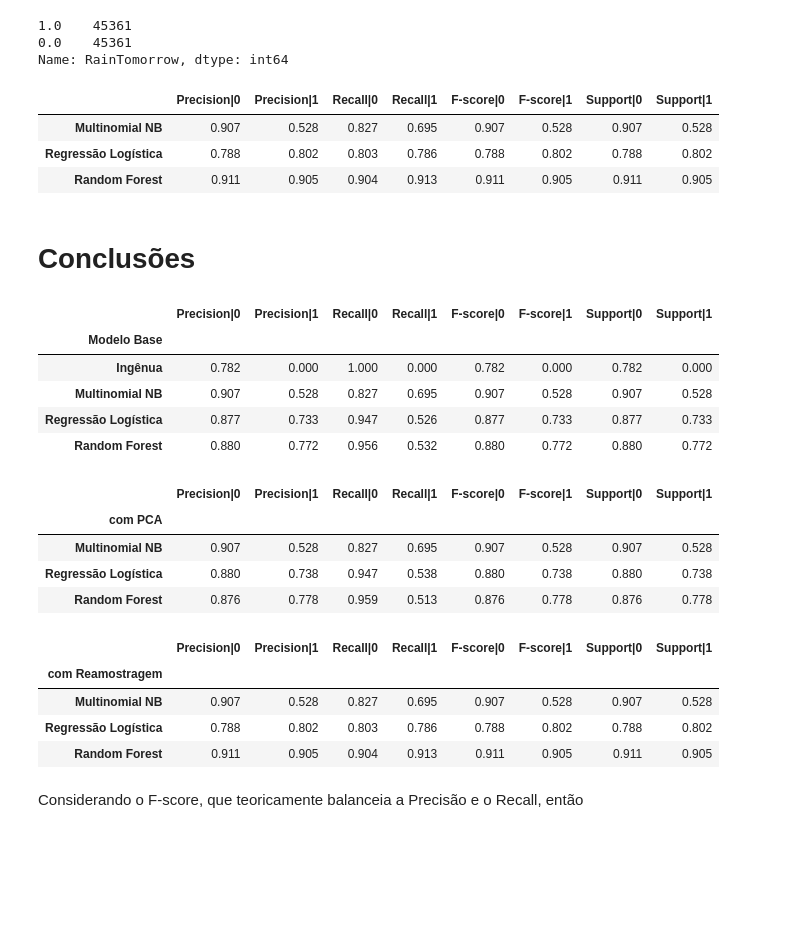
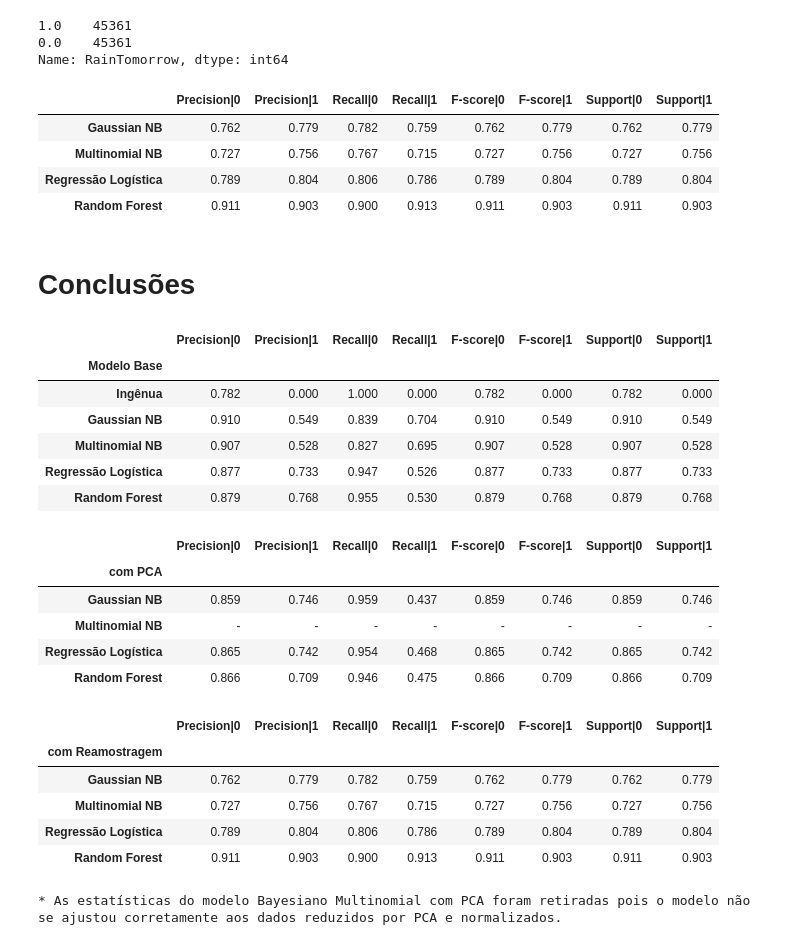
Before and after one commit to rstellet8/p2-datamining, a Jupyter notebook: rainNb.ipynb, the cells around one changed output. Drawn from its saved outputs; the diff is of its cells as text; code cells hidden in the pictures; blank space fills up the shorter version.

```diff
--- a/rainNb.ipynb
+++ b/rainNb.ipynb
@@ -432,11 +474,11 @@ rf2 = ModeloRandomForest(dataPca)
 # %%
-def montarTabela(mnbScore, reglogScore, rf2Score):
-    tabela = pd.Series([mnbScore, reglogScore, rf2Score]).to_list()
+def montarTabela(gnbScore, mnbScore, reglogScore, rf2Score):
+    tabela = pd.Series([gnbScore, mnbScore, reglogScore, rf2Score]).to_list()
 
-    precision = [tabela[i][0] for i in range(3)]
-    recall = [tabela[i][1] for i in range(3)]
-    fscore = [tabela[i][0] for i in range(3)]
-    support = [tabela[i][0] for i in range(3)]
+    precision = [tabela[i][0] for i in range(4)]
+    recall = [tabela[i][1] for i in range(4)]
+    fscore = [tabela[i][0] for i in range(4)]
+    support = [tabela[i][0] for i in range(4)]
 
     return pd.DataFrame({
         "Precision|0": [round(i[0], 3) for i in precision],
@@ -447,9 +489,9 @@ def montarTabela(mnbScore, reglogScore, rf2Score):
         "F-score|1": [round(i[1], 3) for i in fscore],
         "Support|0": [round(i[0], 3) for i in support],
         "Support|1": [round(i[1], 3) for i in support],
-    }, index=["Multinomial NB", "Regressão Logística", "Random Forest"])
+    }, index=["Gaussian NB", "Multinomial NB", "Regressão Logística", "Random Forest"])
 
-tab2 = montarTabela(mnb2.Scores, logReg2.Scores, rf2.Scores)
+tab2 = montarTabela(gnb2.Scores, mnb2.Scores, logReg2.Scores, rf2.Scores)
 tab2
 # %% [output]
 |  | Precision|0 | Precision|1 | Recall|0 | Recall|1 | F-score|0 | F-score|1 | Support|0 | Support|1 |
@@ -473,6 +516,7 @@ smote = SMOTE(random_state=0)
 x_smote, y_smote = smote.fit_resample(x_smote, y_smote)
 
 dataSmote = pd.DataFrame(x_smote, index=y_smote.index)
+dataSmote = dataSmote.apply(minmax_scale)
 dataSmote = dataSmote.join(y_smote)
 dataSmote["RainTomorrow"].value_counts()
 # %% [output]
@@ -480,43 +524,52 @@ dataSmote["RainTomorrow"].value_counts()
 0.0    45361
 Name: RainTomorrow, dtype: int64
 # %%
+gnb3 = ModeloGNB(dataSmote)
 mnb3 = ModeloMNB(dataSmote)
 logReg3 = ModeloRegressaoLogistica(dataSmote)
 rf3 = ModeloRandomForest(dataSmote)
 # %%
-tab3 = montarTabela(mnb3.Scores, logReg3.Scores, rf3.Scores)
+tab3 = montarTabela(gnb3.Scores, mnb3.Scores, logReg3.Scores, rf3.Scores)
 tab3
 # %% [output]
 |  | Precision|0 | Precision|1 | Recall|0 | Recall|1 | F-score|0 | F-score|1 | Support|0 | Support|1 |
-| Multinomial NB | 0.907 | 0.528 | 0.827 | 0.695 | 0.907 | 0.528 | 0.907 | 0.528 |
-| Regressão Logística | 0.788 | 0.802 | 0.803 | 0.786 | 0.788 | 0.802 | 0.788 | 0.802 |
-| Random Forest | 0.911 | 0.905 | 0.904 | 0.913 | 0.911 | 0.905 | 0.911 | 0.905 |
+| Gaussian NB | 0.762 | 0.779 | 0.782 | 0.759 | 0.762 | 0.779 | 0.762 | 0.779 |
+| Multinomial NB | 0.727 | 0.756 | 0.767 | 0.715 | 0.727 | 0.756 | 0.727 | 0.756 |
+| Regressão Logística | 0.789 | 0.804 | 0.806 | 0.786 | 0.789 | 0.804 | 0.789 | 0.804 |
+| Random Forest | 0.911 | 0.903 | 0.900 | 0.913 | 0.911 | 0.903 | 0.911 | 0.903 |
 # %% [markdown]
 # Conclusões
 # %%
-tab1.index.name = "Modelo Base"
+tab2.iloc[1, :] = "-"
+
+tab1.index.name = "Modelos Base"
 tab2.index.name = "com PCA"
 tab3.index.name = "com Reamostragem"
 
 display(tab1)
 display(tab2)
 display(tab3)
+
+print("* As estatísticas do modelo Bayesiano Multinomial com PCA foram retiradas \
+pois o modelo não se ajustou corretamente aos dados reduzidos por PCA e normalizados.")
 # %% [output]
 |  | Precision|0 | Precision|1 | Recall|0 | Recall|1 | F-score|0 | F-score|1 | Support|0 | Support|1 |
 | Modelo Base |  |  |  |  |  |  |  |  |
 | Ingênua | 0.782 | 0.000 | 1.000 | 0.000 | 0.782 | 0.000 | 0.782 | 0.000 |
+| Gaussian NB | 0.910 | 0.549 | 0.839 | 0.704 | 0.910 | 0.549 | 0.910 | 0.549 |
 | Multinomial NB | 0.907 | 0.528 | 0.827 | 0.695 | 0.907 | 0.528 | 0.907 | 0.528 |
 | Regressão Logística | 0.877 | 0.733 | 0.947 | 0.526 | 0.877 | 0.733 | 0.877 | 0.733 |
-| Random Forest | 0.880 | 0.772 | 0.956 | 0.532 | 0.880 | 0.772 | 0.880 | 0.772 |
+| Random Forest | 0.879 | 0.768 | 0.955 | 0.530 | 0.879 | 0.768 | 0.879 | 0.768 |
 |  | Precision|0 | Precision|1 | Recall|0 | Recall|1 | F-score|0 | F-score|1 | Support|0 | Support|1 |
 | com PCA |  |  |  |  |  |  |  |  |
-| Multinomial NB | 0.907 | 0.528 | 0.827 | 0.695 | 0.907 | 0.528 | 0.907 | 0.528 |
-| Regressão Logística | 0.880 | 0.738 | 0.947 | 0.538 | 0.880 | 0.738 | 0.880 | 0.738 |
-| Random Forest | 0.876 | 0.778 | 0.959 | 0.513 | 0.876 | 0.778 | 0.876 | 0.778 |
+| Gaussian NB | 0.859 | 0.746 | 0.959 | 0.437 | 0.859 | 0.746 | 0.859 | 0.746 |
+| Multinomial NB | - | - | - | - | - | - | - | - |
+| Regressão Logística | 0.865 | 0.742 | 0.954 | 0.468 | 0.865 | 0.742 | 0.865 | 0.742 |
+| Random Forest | 0.866 | 0.709 | 0.946 | 0.475 | 0.866 | 0.709 | 0.866 | 0.709 |
 |  | Precision|0 | Precision|1 | Recall|0 | Recall|1 | F-score|0 | F-score|1 | Support|0 | Support|1 |
 | com Reamostragem |  |  |  |  |  |  |  |  |
-| Multinomial NB | 0.907 | 0.528 | 0.827 | 0.695 | 0.907 | 0.528 | 0.907 | 0.528 |
-| Regressão Logística | 0.788 | 0.802 | 0.803 | 0.786 | 0.788 | 0.802 | 0.788 | 0.802 |
-| Random Forest | 0.911 | 0.905 | 0.904 | 0.913 | 0.911 | 0.905 | 0.911 | 0.905 |
+| Gaussian NB | 0.762 | 0.779 | 0.782 | 0.759 | 0.762 | 0.779 | 0.762 | 0.779 |
+| Multinomial NB | 0.727 | 0.756 | 0.767 | 0.715 | 0.727 | 0.756 | 0.727 | 0.756 |
+| Regressão Logística | 0.789 | 0.804 | 0.806 | 0.786 | 0.789 | 0.804 | 0.789 | 0.804 |
+| Random Forest | 0.911 | 0.903 | 0.900 | 0.913 | 0.911 | 0.903 | 0.911 | 0.903 |
+* As estatísticas do modelo Bayesiano Multinomial com PCA foram retiradas pois o modelo não se ajustou corretamente aos dados reduzidos por PCA e normalizados.
-# %% [markdown]
-Considerando o F-score, que teoricamente balanceia a Precisão e o Recall, então
```
Also changed, not shown: parts of 13 cells of this notebook.
